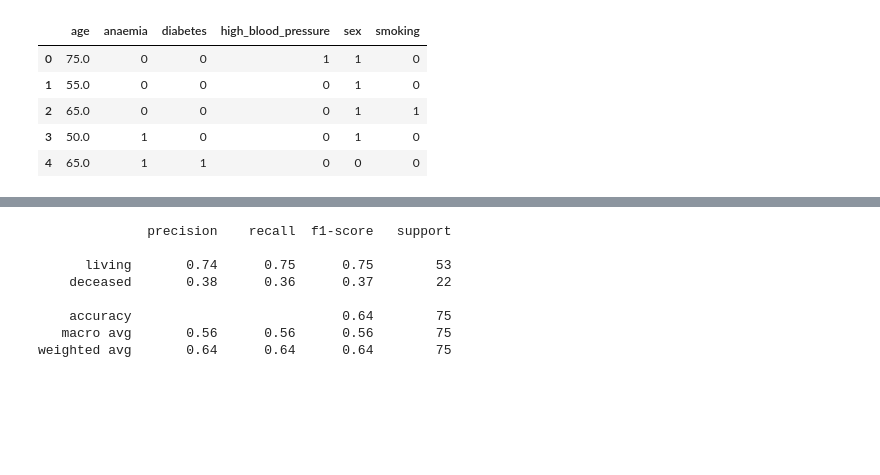
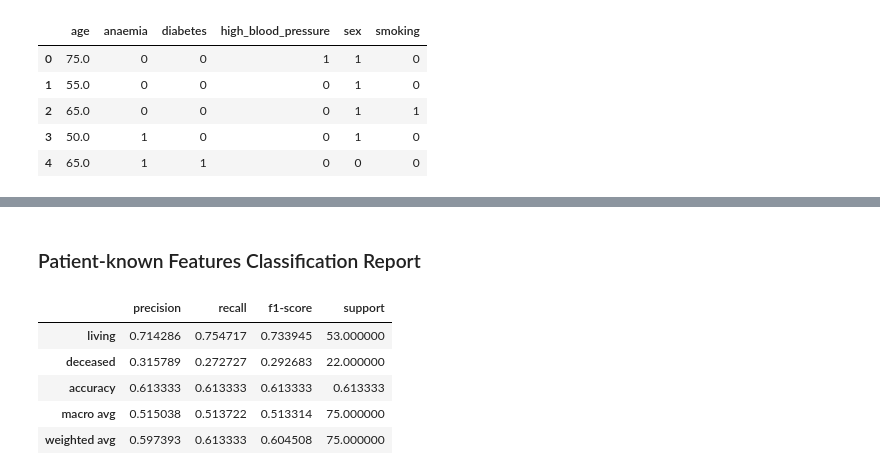
Before and after one commit to alexturkmen/Heart-Failure-Analysis, a Jupyter notebook: random_forest.ipynb, the cells around one changed output, grey strips where cells are left out. Cells and saved outputs as stored; diff of their text form; code cells hidden in the pictures; blank space fills up the shorter version.

```diff
--- a/random_forest.ipynb
+++ b/random_forest.ipynb
@@ -168,12 +140,15 @@ sorted(zip(rf.feature_importances_, feature_names), reverse=True)
+# %% [markdown]
+### Patient-known Features Classification Report
 # %%
 predictions = rf.predict(X_test)
-print(classification_report(y_test, predictions, target_names=target_names))
+report = classification_report(y_test, predictions, target_names=target_names, output_dict=True)
+rf_report = pd.DataFrame(report).T
+rf_report.to_html('./templates/random_forest_patient_known_features_report.html')
+rf_report.head()
 # %% [output]
-              precision    recall  f1-score   support
-
-      living       0.74      0.75      0.75        53
-    deceased       0.38      0.36      0.37        22
-
-    accuracy                           0.64        75
-   macro avg       0.56      0.56      0.56        75
-weighted avg       0.64      0.64      0.64        75
+|  | precision | recall | f1-score | support |
+| living | 0.714286 | 0.754717 | 0.733945 | 53.000000 |
+| deceased | 0.315789 | 0.272727 | 0.292683 | 22.000000 |
+| accuracy | 0.613333 | 0.613333 | 0.613333 | 0.613333 |
+| macro avg | 0.515038 | 0.513722 | 0.513314 | 75.000000 |
+| weighted avg | 0.597393 | 0.613333 | 0.604508 | 75.000000 |
```
Also changed, not shown: parts of 18 cells of this notebook, 10 other files.
